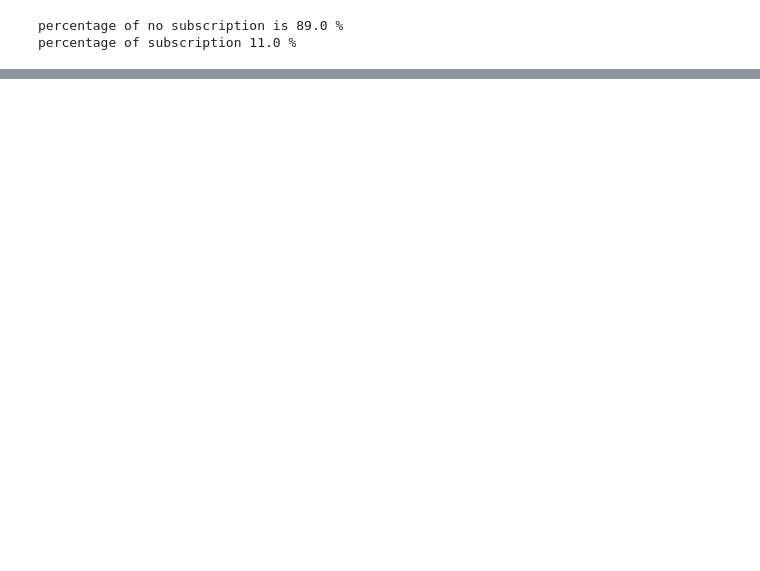
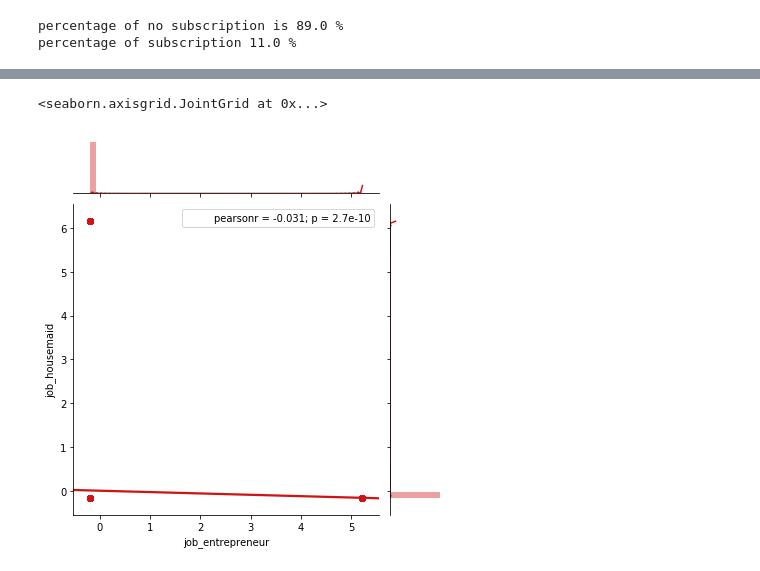
Before and after one commit to abrohi/statistical_analysis_iris, a Jupyter notebook: notebook/notebook.ipynb, the cells around one changed output, grey strips where cells are left out. Cells and saved outputs as stored; diff of their text form; code cells hidden in the pictures; blank space fills up the shorter version.

```diff
--- a/notebook/notebook.ipynb
+++ b/notebook/notebook.ipynb
@@ -130,0 +154,7 @@ percentage of subscription 11.0 %
+# %%
+##keeping the right columns
+data_vars=data.columns.values.tolist()
+to_keep=[i for i in data_vars if i not in cat_vars]
+# %%
+data_final=data[to_keep]
+data_final.columns.values
@@ -130,0 +366,8 @@ percentage of subscription 11.0 %
+# %%
+##comparing two features deeper - to see if there are correlated
+sns.jointplot(X_std.loc[:,'job_entrepreneur'],
+              X_std.loc[:,'job_housemaid'],
+              kind="regg", color="#ce1414")
+# %% [output]
+<seaborn.axisgrid.JointGrid at 0x...>
+[figure, added]
```
Also changed, not shown: parts of 33 cells of this notebook.
